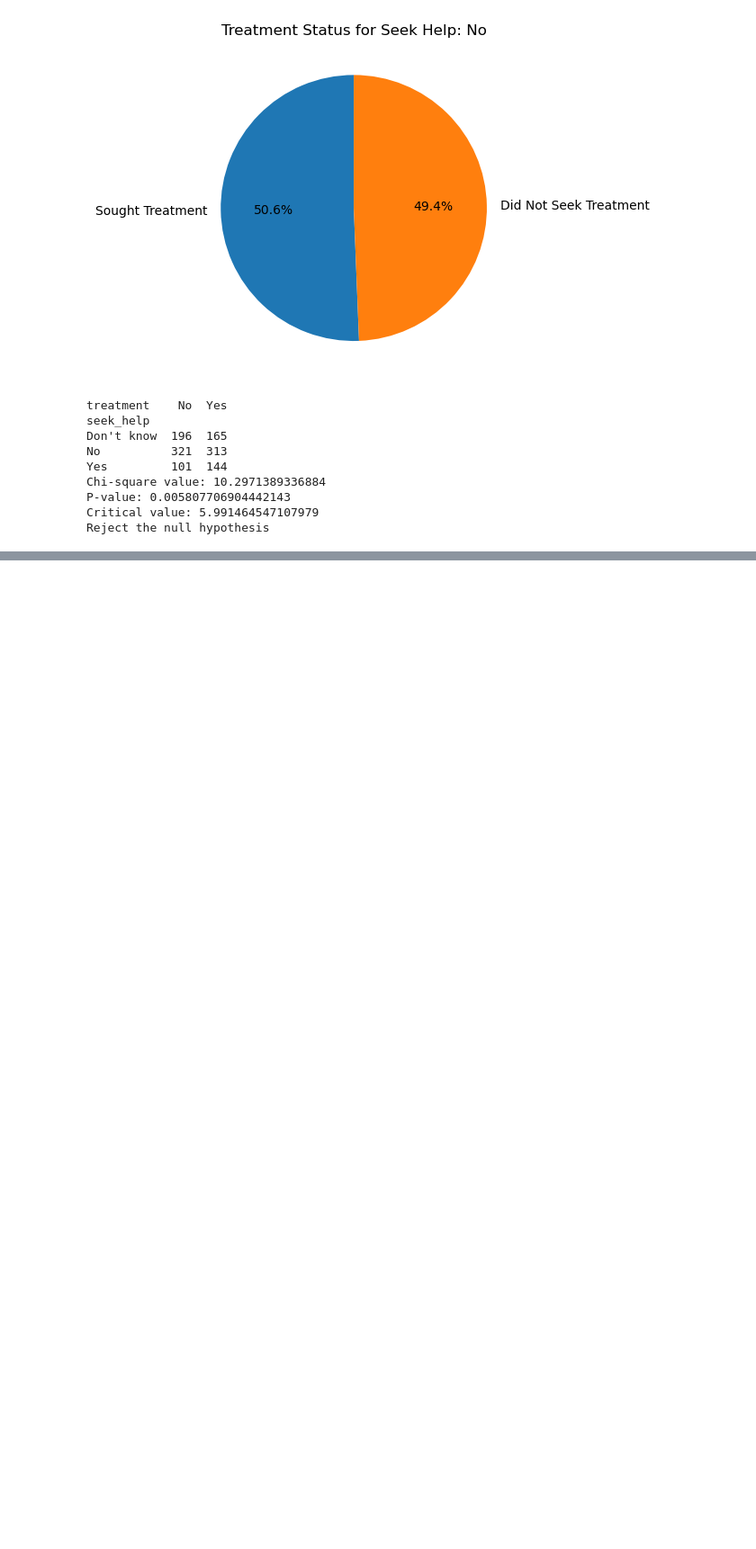
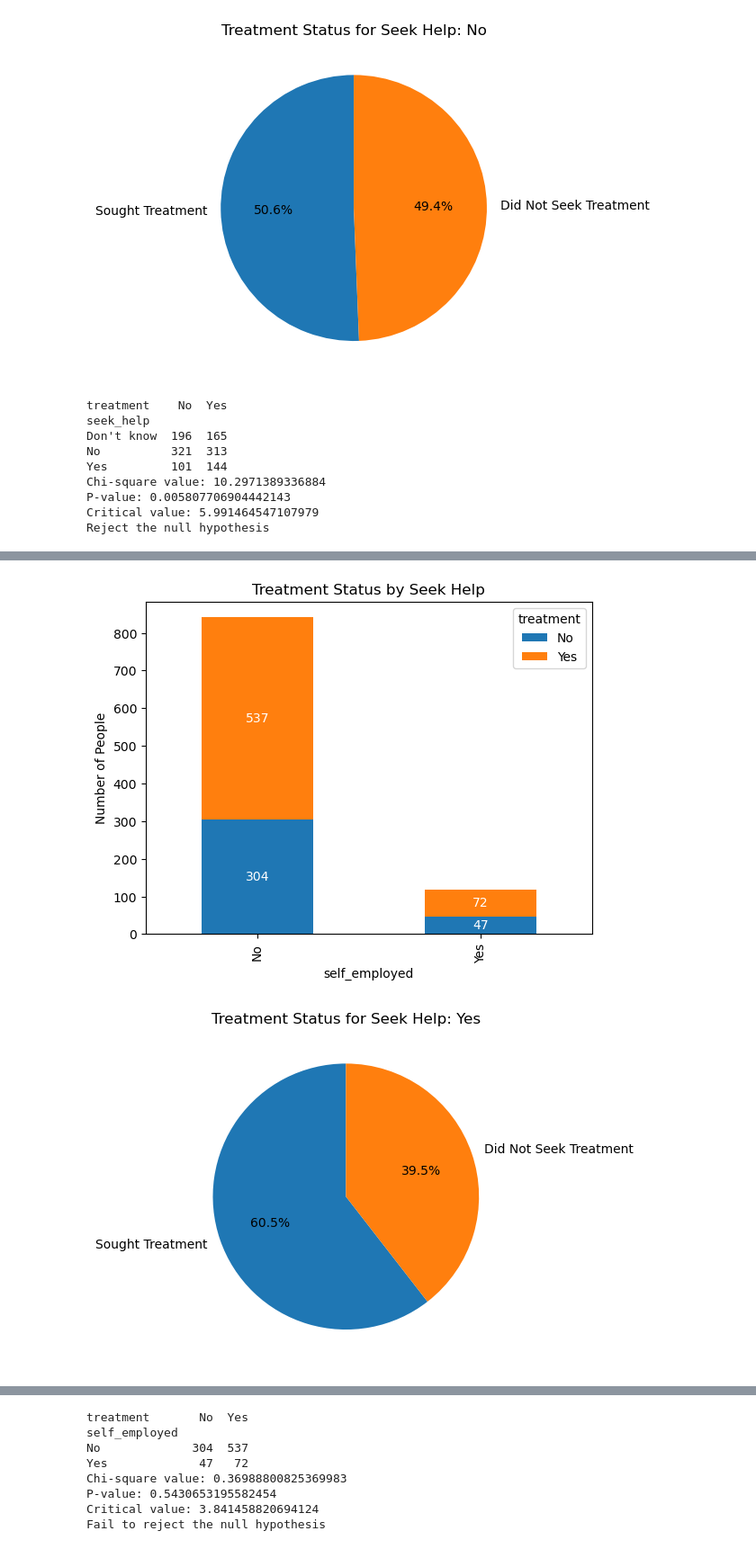
Before and after one commit to Bettypani/mental-health-survey-analysis, a Jupyter notebook: code/survey-data-script.ipynb, the cells around one changed output, grey strips where cells are left out. Shown at 90% size. Saved outputs shown, nothing was run; the diff lists cells and outputs as text; code cells hidden in the pictures; blank space fills up the shorter version.

```diff
--- a/code/survey-data-script.ipynb
+++ b/code/survey-data-script.ipynb
@@ -265,0 +334,56 @@ Reject the null hypothesis
+# %%
+#drop nan values from work_interfere column
+survey_data_df = survey_data_df.dropna(subset=['self_employed', 'treatment'])
+
+#Do self-employed tech workers report higher levels of seeking mental health treatment compared to company-employed tech workers,
+#especially when anonymity is protected?
+# Group by 'self_employed' and 'treatment', and count occurrences
+self_employed_treatment_counts = survey_data_df.groupby(['self_employed', 'treatment']).size().unstack().fillna(0)
+
+# Plot bar chart
+ax = self_employed_treatment_counts.plot(kind='bar', stacked=True)
+ax.set_ylabel('Number of People')
+ax.set_title('Treatment Status by Seek Help')
+
+for p in ax.patches:
+    width, height = p.get_width(), p.get_height()
+    x, y = p.get_xy()
+    ax.annotate(f'{height:.0f}', (x + width / 2, y + height / 2), ha='center', va='center', color='white')
+
+plt.show()
+
+self_employed_options = survey_data_df['self_employed'].unique()
+
+for option in self_employed_options:
+    self_employed_option_data = survey_data_df[survey_data_df['self_employed'] == option]['treatment'].value_counts()
+
+    fig, ax = plt.subplots()
+    ax.pie(self_employed_option_data, labels=['Sought Treatment', 'Did Not Seek Treatment'], autopct='%1.1f%%', startangle=90)
+    ax.set_title(f'Treatment Status for Seek Help: {option}')
+    plt.show()
+
+# create a contingency table for stat calcs
+contingency_table = pd.crosstab(survey_data_df['self_employed'], survey_data_df['treatment'])
+print(contingency_table)
+
+# perform chi-square test
+chi2, p, _, expected = st.chi2_contingency(contingency_table)
+
+# calculate critical value
+alpha = 0.05  # choose your significance level
+degrees_of_freedom = (contingency_table.shape[0] - 1) * (contingency_table.shape[1] - 1)
+critical_value = st.chi2.ppf(1 - alpha, degrees_of_freedom)
+
+# print results of stat calcs
+print(f"Chi-square value: {chi2}")
+print(f"P-value: {p}")
+print(f"Critical value: {critical_value}")
+
+# compare chi2 and critical_value for decision
+if chi2 > critical_value:
+    print("Reject the null hypothesis")
+else:
+    print("Fail to reject the null hypothesis")
+# %% [output]
+[figure, added]
+[figure, added]
@@ -266 +391,9 @@ Reject the null hypothesis
+treatment       No  Yes
+self_employed
+No             304  537
+Yes             47   72
+Chi-square value: 0.36988800825369983
+P-value: 0.5430653195582454
+Critical value: 3.841458820694124
+Fail to reject the null hypothesis
 # %%
```
Also changed, not shown: parts of 9 cells of this notebook.
